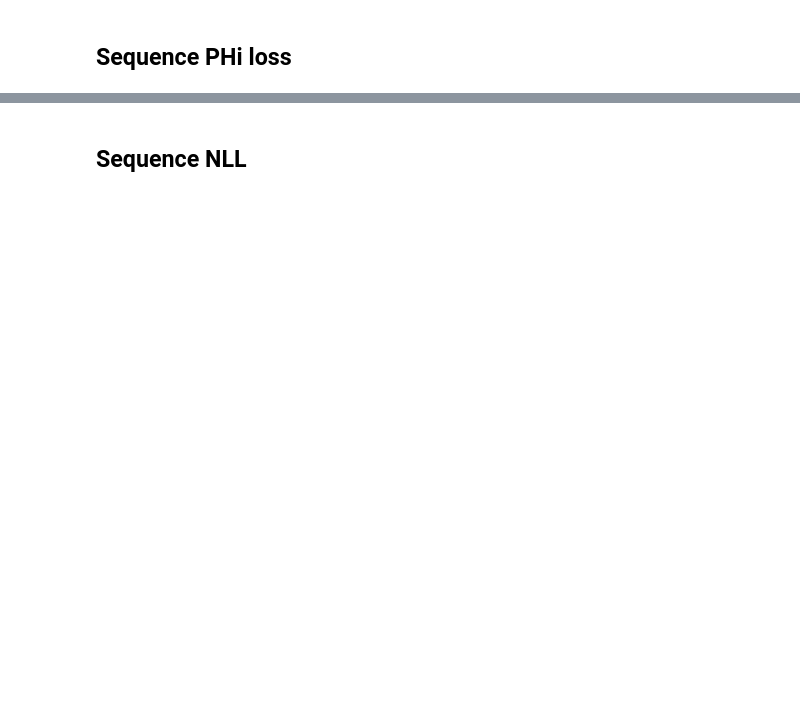
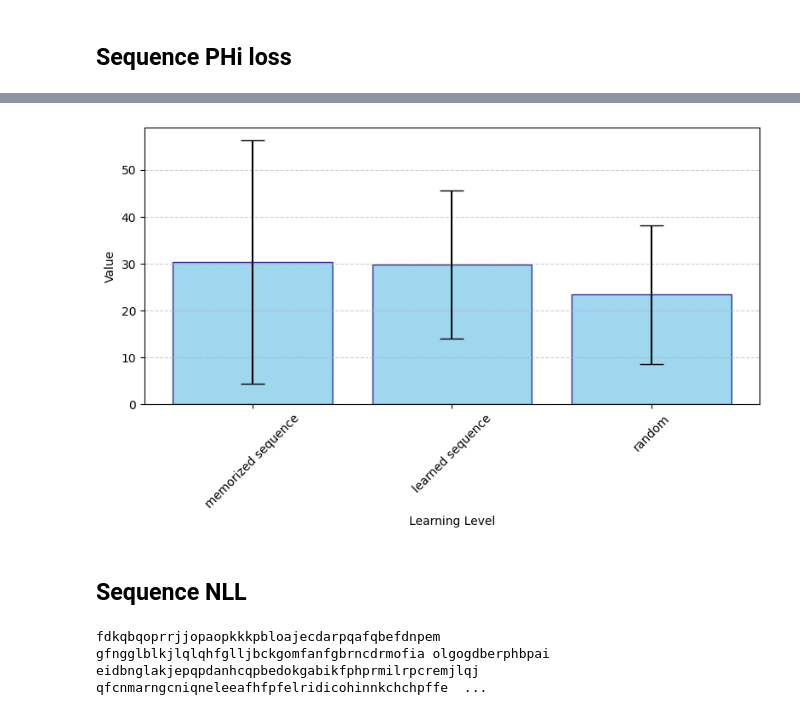
Before and after one commit to suurajroshan/predicting-hidden-states, a Jupyter notebook: predicting_hidden_states/notebooks/entropy-memorized-vs-learned-sequences.ipynb, the cells around one changed output, grey strips where cells are left out. Saved outputs shown, nothing was run; the diff lists cells and outputs as text; code cells hidden in the pictures; blank space fills up the shorter version.

```diff
--- a/predicting_hidden_states/notebooks/entropy-memorized-vs-learned-sequences.ipynb
+++ b/predicting_hidden_states/notebooks/entropy-memorized-vs-learned-sequences.ipynb
@@ -234,5 +364,11 @@ display(HTML(phi_chars))
+# %%
+plot_binned_error_bars(included_levels, losses_vs_learning_levels_statistics['phi_losses'])
+# %% [output]
+[figure, added]
 # %% [markdown]
 ## Sequence NLL
 # %%
-phi_chars = colorize_chars(*normalize_data(datapoint, 'next_token_losses',string_len, True))
+phi_chars = colorize_chars(*normalize_data(datapoint, 'next_token_losses',string_len, False))
 display(HTML(phi_chars))
+# %% [output]
+fdkqbqoprrjjopaopkkkpbloajecdarpqafqbefdnpem gfngglblkjlqlqhfglljbckgomfanfgbrncdrmofia olgogdberphbpai eidbnglakjepqpdanhcqpbedokgabikfphprmilrpcremjlqj qfcnmarngcniqneleeafhfpfelridicohinnkchchpffe  ...
```
Also changed, not shown: parts of 25 cells of this notebook, 52 other files.
